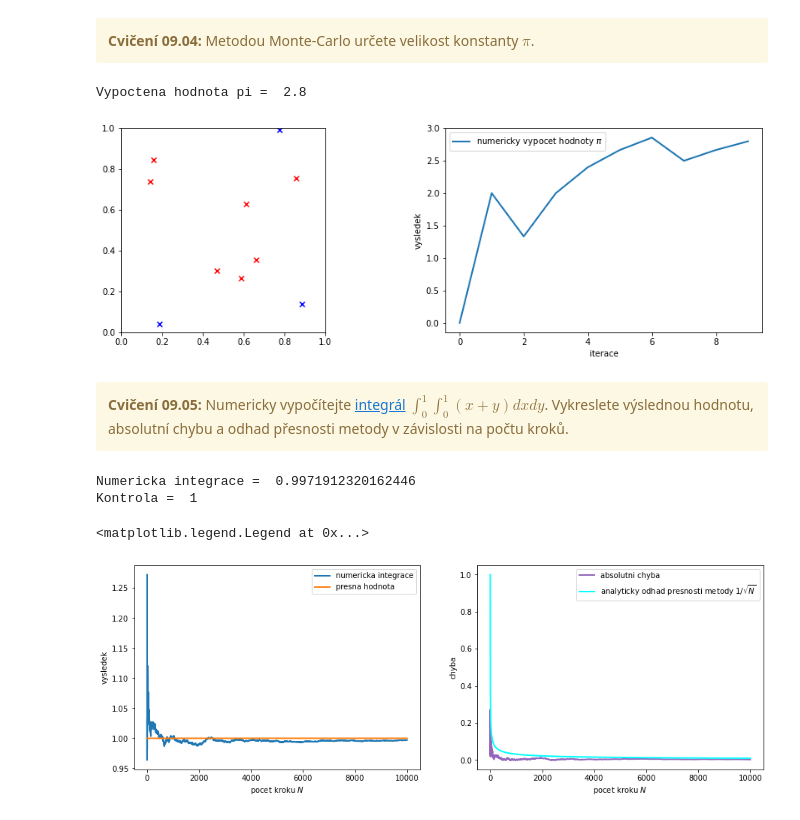
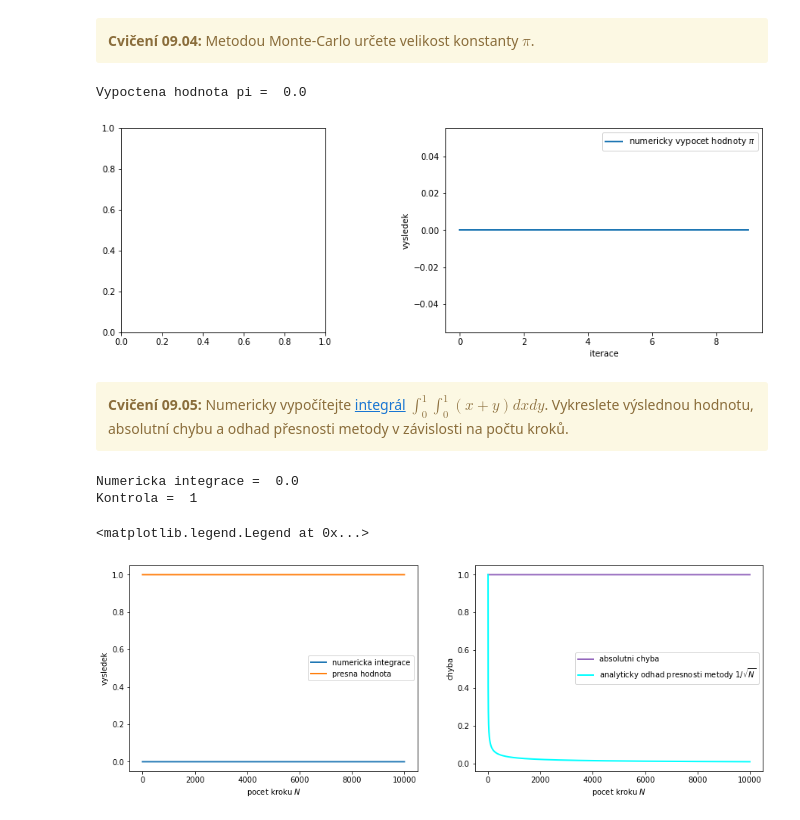
Before and after one commit to m-jirka/nme_cv, a Jupyter notebook: _build/jupyter_execute/Cviceni09.ipynb, the cells around one changed output. Drawn from its saved outputs; the diff is of its cells as text; code cells hidden in the pictures.

```diff
--- a/_build/jupyter_execute/Cviceni09.ipynb
+++ b/_build/jupyter_execute/Cviceni09.ipynb
@@ -47,7 +47,6 @@ S_obdelnik = 0
 for i in range(pocet_kroku):
     bod = a + i*r
     # DOPLNTE
-    S_obdelnik = S_obdelnik + r*(f(bod+r/2))
 print('Obdelnikova metoda: ',S_obdelnik)
 
 # lichobeznikova metoda
@@ -55,7 +54,6 @@ S_lichobeznik = 0
 for i in range(pocet_kroku):
     bod = a + i*r
     # DOPLNTE
-    S_lichobeznik = S_lichobeznik + r*(f(bod)+f(bod+r))/2
 print('Lichobeznikova metoda: ',S_lichobeznik)
 
 # Simpsonovo pravidlo
@@ -64,6 +62,5 @@ pocet_kroku_simpson = int(np.round(pocet_kroku/2))
 for i in range(pocet_kroku_simpson):
     bod = a + 2*i*r
     # DOPLNTE
-    S_simpson = S_simpson + r/3*(f(bod) + 4*f(bod+r) + f(bod + 2*r))
 print('Simpsonovo pravidlo: ',S_simpson)
 # %% [output]
@@ -140,7 +137,6 @@ for i in range(m):
     # DOPLNTE
     #
     # DOPLNTE
-    integral = integral+ vahy[i,1]*(b-a)/2*f(((b-a)*vahy[i,0]+ (a+b))/2)
 
 print('Nas vypocet: ',integral)
 
@@ -249,11 +244,6 @@ for i in range(steps):
     # DOPLNTE
     #
     # DOPLNTE
-    if (x[0,0]-0.5)**2+(x[0,1]-0.5)**2<0.5**2:
-        vkruhu = vkruhu + 1    # pricteme je
-        ax[0].scatter(x[0,0], x[0,1], marker="x", color='red')
-    else:
-        ax[0].scatter(x[0,0], x[0,1], marker="x", color='blue')
     npi = 4 * vkruhu / kapek
     plotPi[i] = npi
 
@@ -268,8 +258,8 @@ ax[1].legend()
 
 print('Vypoctena hodnota pi = ',npi)
 # %% [output]
-Vypoctena hodnota pi =  2.8
+Vypoctena hodnota pi =  0.0
-[figure, old version]
+[figure, new version]
 # %% [markdown]
 <div class="alert alert-block alert-warning"><b>Cvičení 09.05: </b> Numericky vypočítejte <a href="https://www.wolframalpha.com/input?i=integrate+x%2By+for+0%3Cx%3C1+and+0%3Cy%3C1">integrál</a> $\int_{0}^{1}\int_{0}^{1}(x+y) dx dy$. Vykreslete výslednou hodnotu, absolutní chybu a odhad přesnosti metody v závislosti na počtu kroků.</div>
 # %%
@@ -286,41 +276,38 @@ for i in range(kroku):
     # DOPLNTE
     #
     # DOPLNTE
-    r = np.random.rand(1,2)  # dve nahodna cisla v intervalu (0,1)
-    value =  f(r[0,0],r[0,1])  # vypocteme funkcni hodnotu v techto dvou nahodnych bodech
-    suma = suma + value    # pricteme ke kumulovane hodnote
     vysledky[i,0] = suma / (i+1)  # prumer (kumul. hodnota delena poctem kroku)
 integral = suma / kroku
 
 
 spravny_vysledek = 1
 print('Numericka integrace = ',integral)
 print('Kontrola = ',spravny_vysledek)
 
 spravny_vysledek = spravny_vysledek*np.ones((kroku,1))
 
 # absolutni chyba
 abs_chyba = np.abs(vysledky-spravny_vysledek)
 # presnost vypoctu metodou Monte-Carlo je ~ 1/sqrt(N)
 odhad_presnosti = np.linspace(1,kroku+1,num=kroku)**(-1/2)
 
 
 fig, ax = plt.subplots(1,2,figsize=(15,5))
 ax[0].plot(vysledky[:,0],linewidth=2,label='numericka integrace')
 ax[0].plot(spravny_vysledek*np.ones((kroku,1)),linewidth=2,label='presna hodnota')
 ax[0].set_xlabel(r'pocet kroku $N$')
 ax[0].set_ylabel('vysledek')
 ax[0].legend()
 
 ax[1].plot(abs_chyba,linewidth=2,color='C4',label='absolutni chyba')
 ax[1].plot(odhad_presnosti,linewidth=2,color='cyan',label=r'analyticky odhad presnosti metody $1/\sqrt{N}$')
 ax[1].set_xlabel(r'pocet kroku $N$')
 ax[1].set_ylabel('chyba')
 #ax[1].set_xscale('log')
 #ax[1].set_yscale('log')
 ax[1].legend()
 # %% [output]
-Numericka integrace =  0.9971912320162446
+Numericka integrace =  0.0
 Kontrola =  1
 <matplotlib.legend.Legend at 0x...>
-[figure, old version]
+[figure, new version]
```
Also changed, not shown: parts of 3 cells of this notebook, 27 other files.
